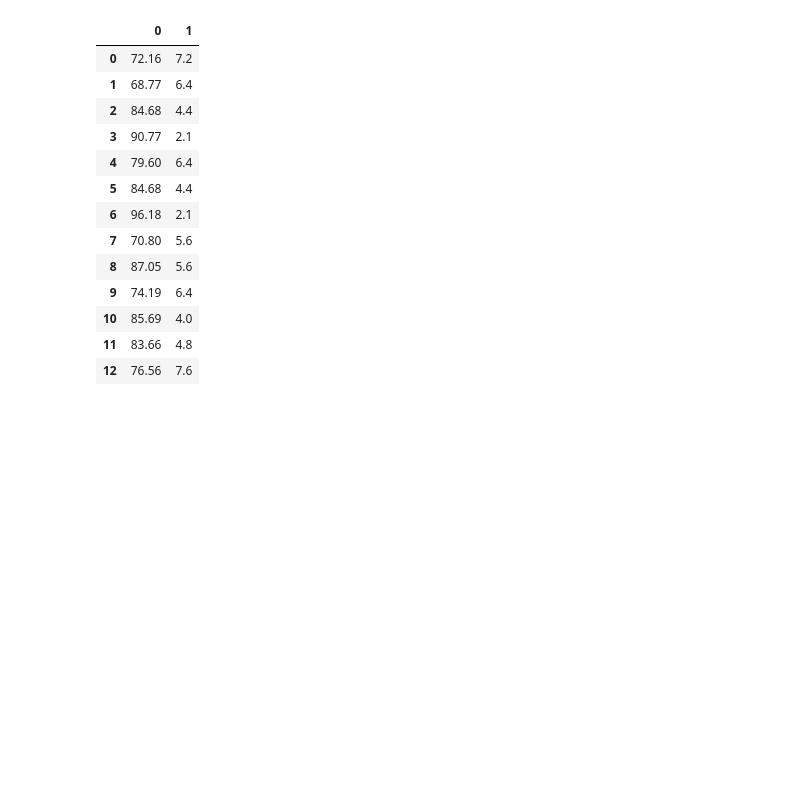
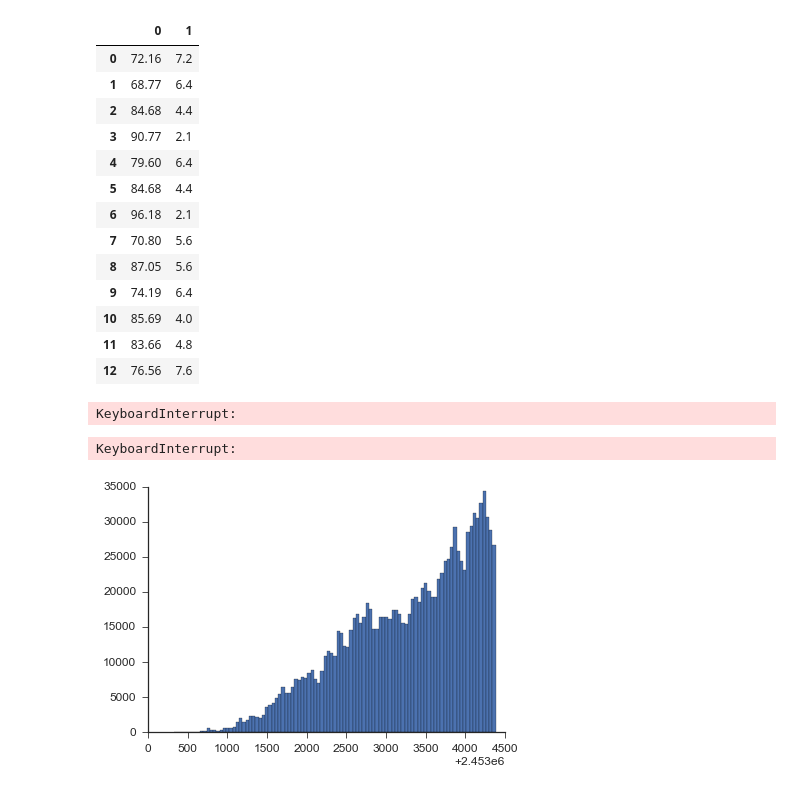
Before and after one commit to franklinmarsh/jac_project, a Jupyter notebook: yelp_dataset.ipynb, the cells around one changed output. Drawn from its saved outputs; the diff is of its cells as text; code cells hidden in the pictures; blank space fills up the shorter version.

Commit message:
get review json read-in working in yelp_dataset.ipynb

```diff
--- a/yelp_dataset.ipynb
+++ b/yelp_dataset.ipynb
@@ -176,3 +180,31 @@ ReviewMetrics(r)
 | 10 | 85.69 | 4.0 |
 | 11 | 83.66 | 4.8 |
 | 12 | 76.56 | 7.6 |
+# %%
+# import modules
+import json
+import glob
+
+# read in yelp data
+yelp_files = file_dir + "yelp_academic_dataset_review.json"
+yelp_data = []
+with open(yelp_files) as f:
+    for line in f:
+        yelp_data.append(json.loads(line))
+
+r = pd.DataFrame(yelp_data) #successful readin of part of the DF.
+# %% [output]
+KeyboardInterrupt:
+# %%
+from astropy.time import Time
+
+t_column = []
+for t in r['date']: #for each time
+    t_column.append(Time(t).jd) #convert the time to jd and add it to a new column
+# %% [output]
+KeyboardInterrupt:
+# %%
+plt.hist(t_column, bins = 100)
+sns.despine()
+# %% [output]
+[figure, added]
```
Also changed, not shown: parts of 1 cell of this notebook.
